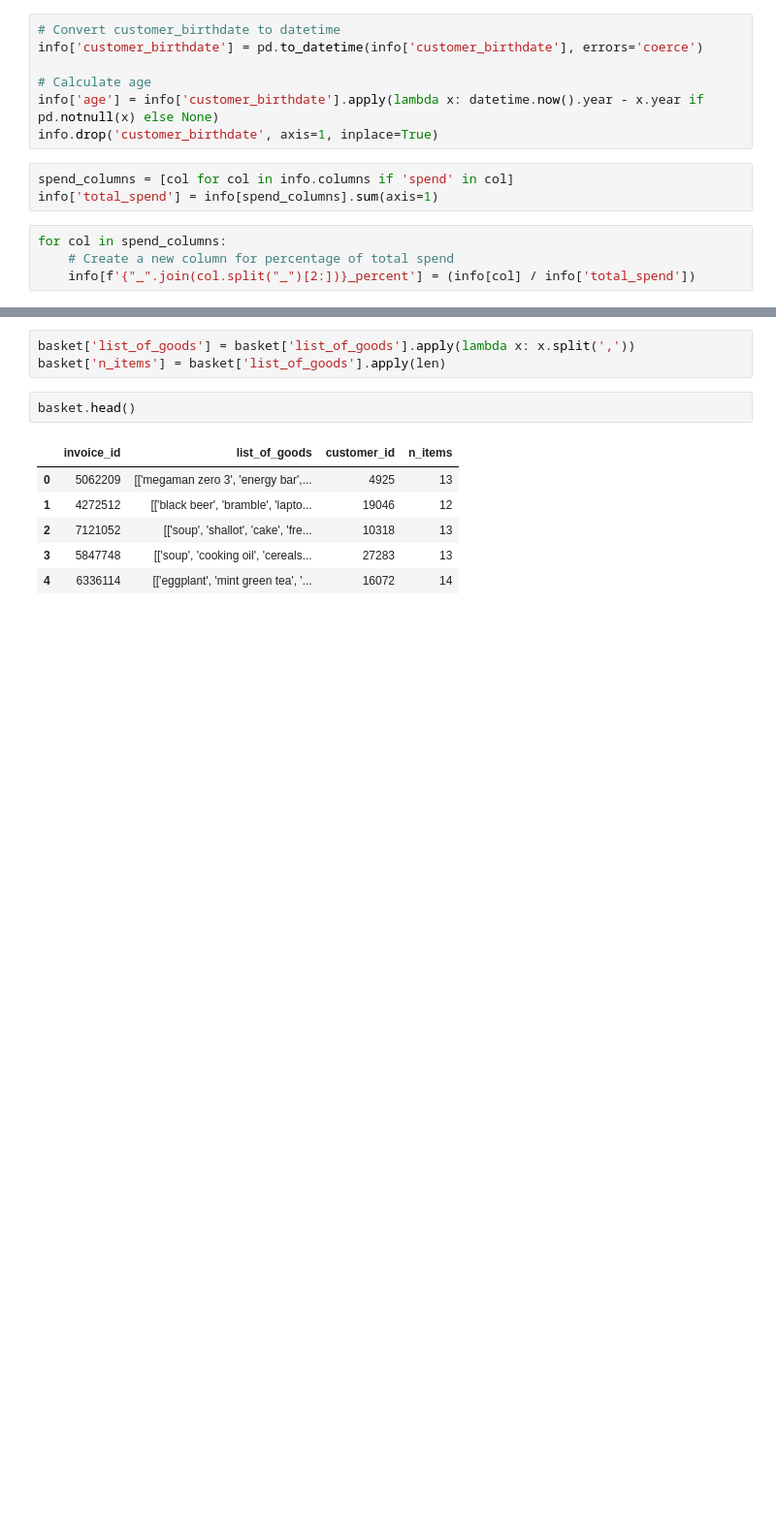
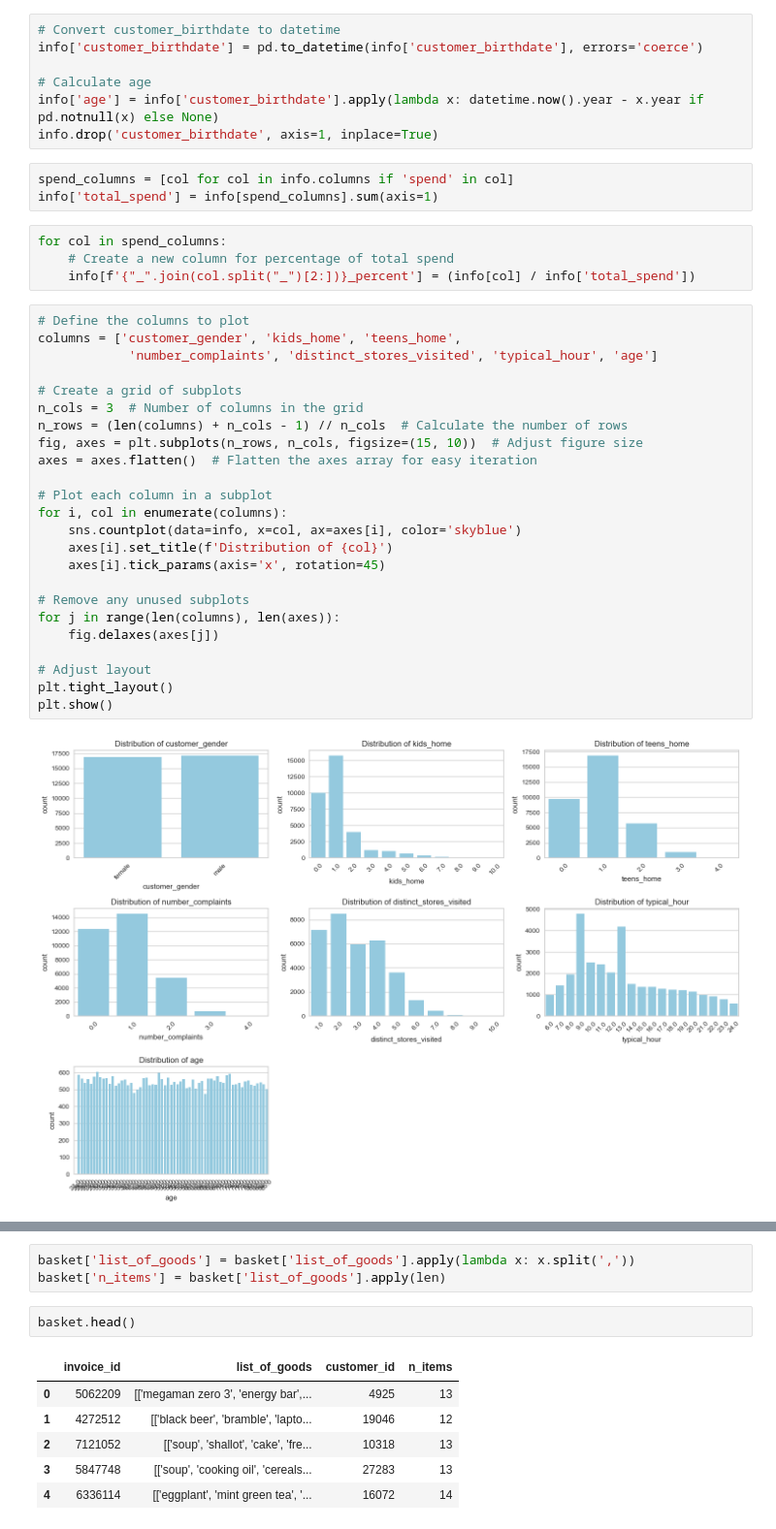
Before and after one commit to Yan-Sidoryk/Unsupervised-Customer-Segmentation, a Jupyter notebook: notebook.ipynb, the cells around one changed output, grey strips where cells are left out. Shown at 97% size. Drawn from its saved outputs; the diff is of its cells as text; blank space fills up the shorter version.

```diff
--- a/notebook.ipynb
+++ b/notebook.ipynb
@@ -87,3 +87,29 @@ info['total_spend'] = info[spend_columns].sum(axis=1)
 for col in spend_columns:
     # Create a new column for percentage of total spend
     info[f'{"_".join(col.split("_")[2:])}_percent'] = (info[col] / info['total_spend'])
+# %%
+# Define the columns to plot
+columns = ['customer_gender', 'kids_home', 'teens_home',
+            'number_complaints', 'distinct_stores_visited', 'typical_hour', 'age']
+
+# Create a grid of subplots
+n_cols = 3  # Number of columns in the grid
+n_rows = (len(columns) + n_cols - 1) // n_cols  # Calculate the number of rows
+fig, axes = plt.subplots(n_rows, n_cols, figsize=(15, 10))  # Adjust figure size
+axes = axes.flatten()  # Flatten the axes array for easy iteration
+
+# Plot each column in a subplot
+for i, col in enumerate(columns):
+    sns.countplot(data=info, x=col, ax=axes[i], color='skyblue')
+    axes[i].set_title(f'Distribution of {col}')
+    axes[i].tick_params(axis='x', rotation=45)
+
+# Remove any unused subplots
+for j in range(len(columns), len(axes)):
+    fig.delaxes(axes[j])
+
+# Adjust layout
+plt.tight_layout()
+plt.show()
+# %% [output]
+[figure, added]
```
Also changed, not shown: parts of 3 cells of this notebook.
